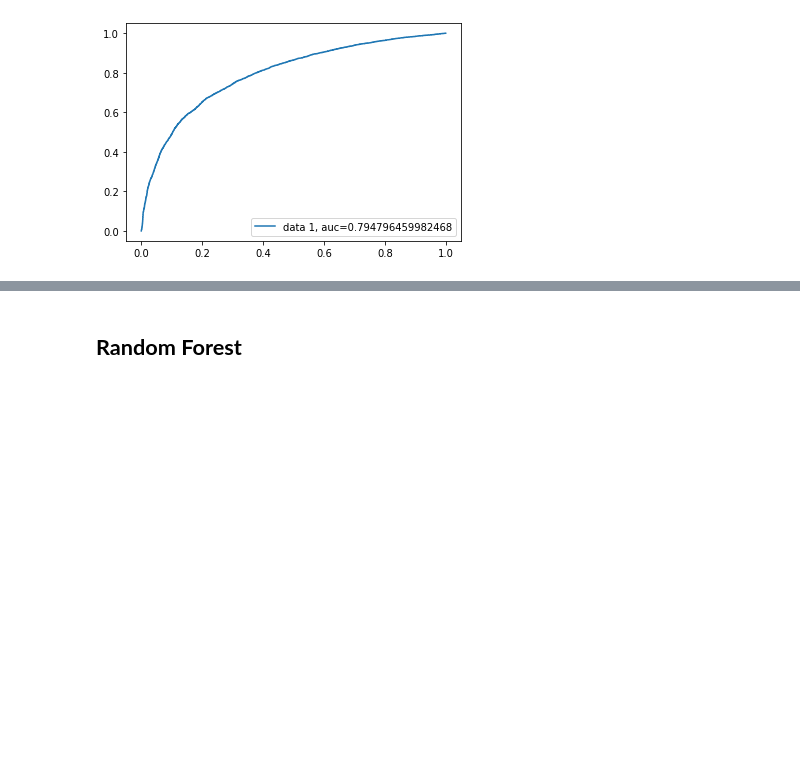
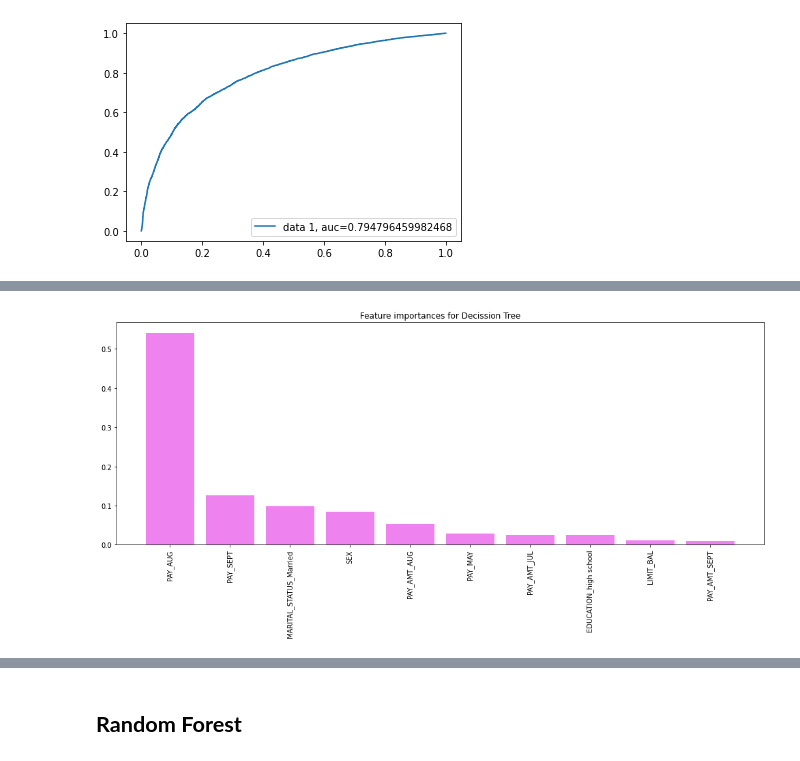
Before and after one commit to dushyantmaharshi/Credit-Card-Default-Prediction, a Jupyter notebook: Credit_Card_Default_Prediction_Capstone_Project.ipynb, the cells around one changed output, grey strips where cells are left out. Drawn from its saved outputs; the diff is of its cells as text; code cells hidden in the pictures; blank space fills up the shorter version.

```diff
--- a/Credit_Card_Default_Prediction_Capstone_Project.ipynb
+++ b/Credit_Card_Default_Prediction_Capstone_Project.ipynb
@@ -816,0 +897,13 @@ plt.show()
+# %%
+# Feature Importance
+feature_importances_DT = pd.DataFrame(optimal_DT_clf.feature_importances_,
+                                   index = cols,
+                                    columns=['importance_DT']).sort_values('importance_DT',ascending=False)[:10]
+plt.subplots(figsize=(17,6))
+plt.title("Feature importances for Decission Tree")
+plt.bar(feature_importances_DT.index, feature_importances_DT['importance_DT'],
+        color="Violet",  align="center")
+plt.xticks(feature_importances_DT.index, rotation = 90)
+plt.show()
+# %% [output]
+[figure, added]
```
Also changed, not shown: parts of 55 cells of this notebook.
